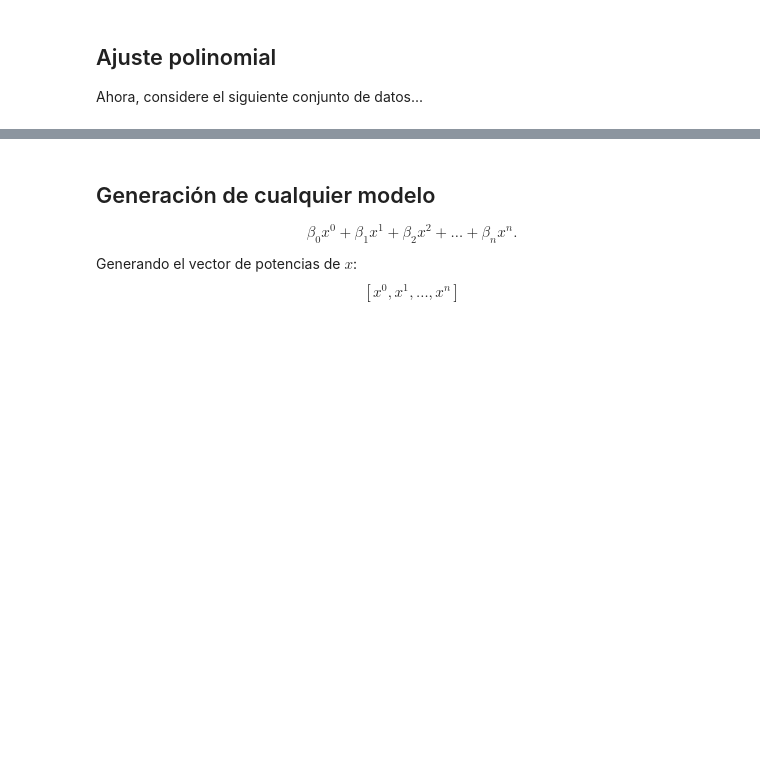
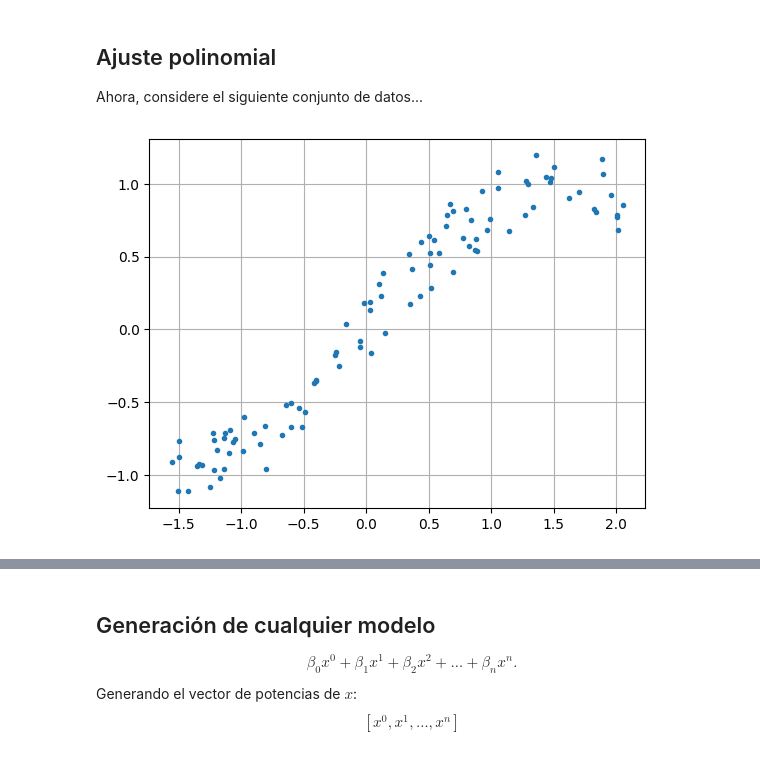
Before and after one commit to ArellanoMCarlos/SimMatO2025, a Jupyter notebook: Módulo 1 - Optimización/Minimize - Optimización cuadrática.ipynb, the cells around one changed output, grey strips where cells are left out. Saved outputs shown, nothing was run; the diff lists cells and outputs as text; code cells hidden in the pictures; blank space fills up the shorter version.

```diff
--- a/Módulo 1 - Optimización/Minimize - Optimización cuadrática.ipynb
+++ b/Módulo 1 - Optimización/Minimize - Optimización cuadrática.ipynb
@@ -32,3 +87,12 @@ $$\boldsymbol{\beta}^{ls} = \arg \min_{\boldsymbol{\beta}} \left|\left|\boldsymb
 ## Ajuste polinomial
 
 Ahora, considere el siguiente conjunto de datos...
+# %%
+np.random.seed(0)
+x=np.random.uniform(-np.pi/2,np.pi*2/3,100)
+x.sort()
+y=np.sin(x)+np.random.uniform(-0.25,0.25,100)
+plt.plot(x,y,'o',ms=3)
+plt.grid()
+# %% [output]
+[figure, added]
```
Also changed, not shown: parts of 18 cells of this notebook.
